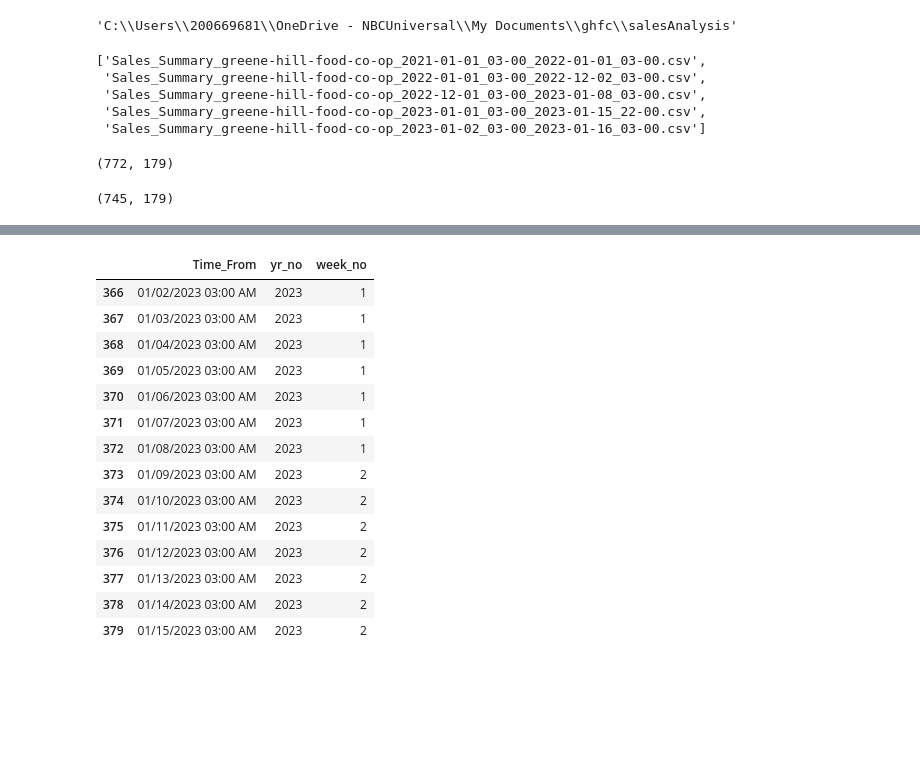
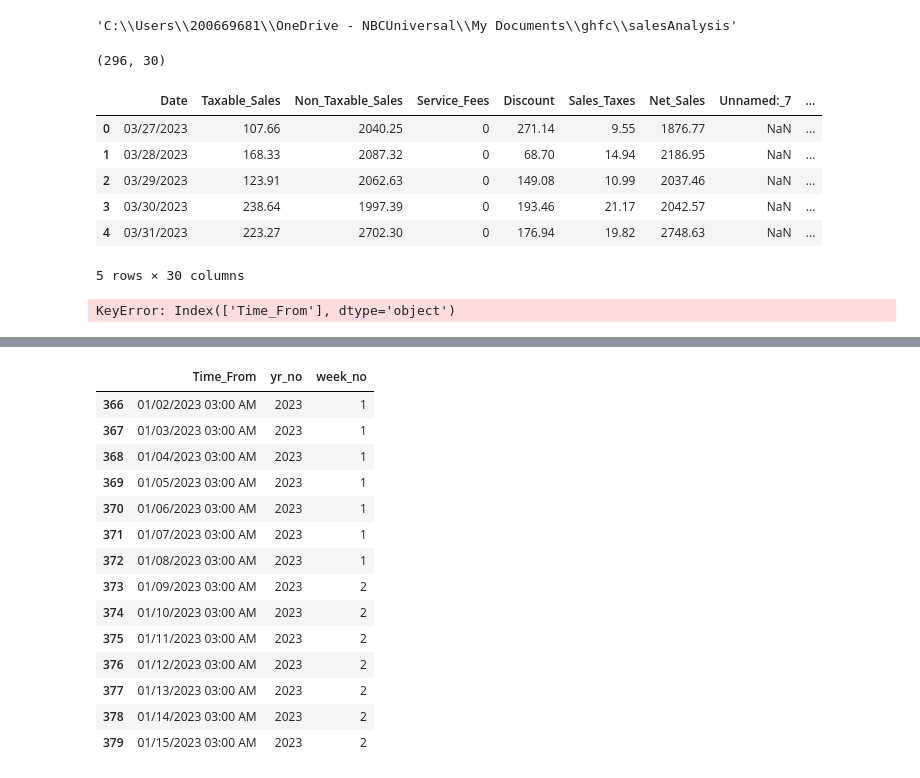
Before and after one commit to calleja/ghfc_finance, a Jupyter notebook: salesReportsParser.ipynb, the cells around one changed output, grey strips where cells are left out. Cells and saved outputs as stored; diff of their text form; code cells hidden in the pictures; blank space fills up the shorter version.

```diff
--- a/salesReportsParser.ipynb
+++ b/salesReportsParser.ipynb
@@ -19,22 +17,26 @@ os.chdir('/home/candela/Documents/greeneHill/salesAnalysis')
 # %%
 #this directory stores all sales files I wish to consolidate
-os.listdir('./rawRevelExports')
+#os.listdir('./revelSalesFiles')
-# %% [output]
-['Sales_Summary_greene-hill-food-co-op_2021-01-01_03-00_2022-01-01_03-00.csv',
- 'Sales_Summary_greene-hill-food-co-op_2022-01-01_03-00_2022-12-02_03-00.csv',
- 'Sales_Summary_greene-hill-food-co-op_2022-12-01_03-00_2023-01-08_03-00.csv',
- 'Sales_Summary_greene-hill-food-co-op_2023-01-01_03-00_2023-01-15_22-00.csv',
- 'Sales_Summary_greene-hill-food-co-op_2023-01-02_03-00_2023-01-16_03-00.csv']
 # %%
 excel_list = []
-str_dir = './rawRevelExports/'
-for file in os.listdir('./rawRevelExports'):
-    excel_list.append(pd.read_csv(str_dir+file))
+str_dir = './revelSalesFiles/'
+for file in os.listdir('./revelSalesFiles/'):
+    excel_list.append(pd.read_excel(str_dir+file))
 # %%
 history = pd.concat(excel_list, ignore_index = True)
 history.shape
 # %% [output]
-(772, 179)
+(296, 30)
+# %%
+history.head()
+# %% [output]
+|  | Date | Taxable_Sales | Non_Taxable_Sales | Service_Fees | Discount | Sales_Taxes | Net_Sales | Unnamed:_7 | ... |
+| 0 | 03/27/2023 | 107.66 | 2040.25 | 0 | 271.14 | 9.55 | 1876.77 | NaN | ... |
+| 1 | 03/28/2023 | 168.33 | 2087.32 | 0 | 68.70 | 14.94 | 2186.95 | NaN | ... |
+| 2 | 03/29/2023 | 123.91 | 2062.63 | 0 | 149.08 | 10.99 | 2037.46 | NaN | ... |
+| 3 | 03/30/2023 | 238.64 | 1997.39 | 0 | 193.46 | 21.17 | 2042.57 | NaN | ... |
+| 4 | 03/31/2023 | 223.27 | 2702.30 | 0 | 176.94 | 19.82 | 2748.63 | NaN | ... |
+5 rows × 30 columns
 # %%
 #fix the col headers
 history.columns = [i.replace(' ','_') for i in history.columns]
@@ -41,9 +48,11 @@ history.columns = [i.replace(' ','_') for i in history.columns]
 # %%
+#sort the DataFrame such that the value I want to keep for cases of dupes is first, so I can readily select for it using drop_duplicates later
+
 #remove all records that have $0 gross sales
-history2 = history2.loc[history2['Gross_Sales']>0,:]
+#history2 = history2.loc[history2['Gross_Sales']>0,:]
 history2 = history.drop_duplicates(subset = 'Time_From' , keep ='first')
 #remove all duplicate rows
 history2 = history2.dropna(subset = ['Time_From'], axis = 0)
 history2.shape
 # %% [output]
-(745, 179)
+KeyError: Index(['Time_From'], dtype='object')
```
Also changed, not shown: parts of 4 cells of this notebook, 7 other files.
